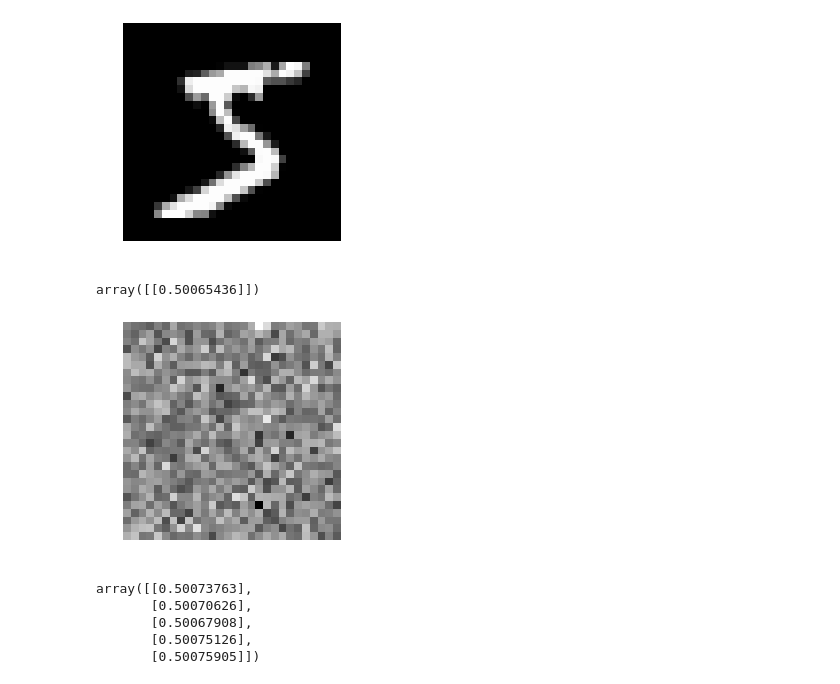
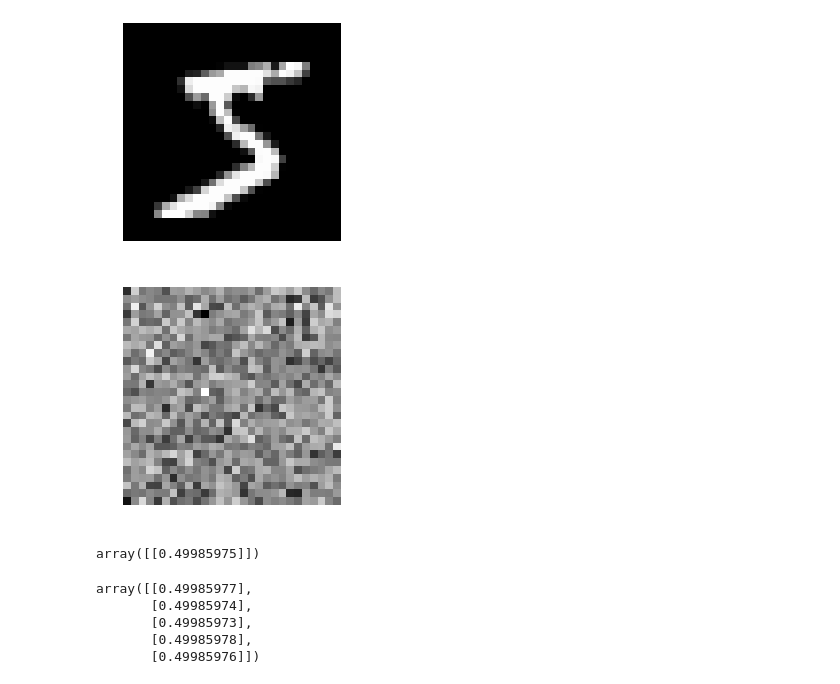
Before and after one commit to dsevero/generative-models, a Jupyter notebook: experiments/GAN/notebooks/goodfellow_2014.ipynb, the cells around one changed output. Drawn from its saved outputs; the diff is of its cells as text; code cells hidden in the pictures.

```diff
--- a/experiments/GAN/notebooks/goodfellow_2014.ipynb
+++ b/experiments/GAN/notebooks/goodfellow_2014.ipynb
@@ -99,8 +101,8 @@ assert (neural_net_predict(params, x, False) == relu(x)).all()
 # %%
 # Training parameters
 param_scale = 0.001
-batch_size = 100 # must divide 70_000.
-num_epochs = 50
+batch_size = 1_000 # must divide 70_000.
+num_epochs = 10
 num_batches = int(70_000/batch_size)
 
 
@@ -112,9 +114,9 @@ images = (np.concatenate((train_images, test_images))
             .reshape((num_batches, batch_size, 28, 28))) / 255
 
 # Model hyper-parameters
-noise_dim = 10
-gen_layer_sizes = [noise_dim, 200, 784]
-dsc_layer_sizes = [gen_layer_sizes[-1], 200, 1]
+noise_dim = 100
+gen_layer_sizes = [noise_dim, 50, 50, 784]
+dsc_layer_sizes = [gen_layer_sizes[-1], 50, 50, 1]
 
 # Initialize NN params. for G and D
 init_gen_params = init_random_params(param_scale, gen_layer_sizes)
@@ -130,25 +132,25 @@ show_image(images[0, 0])
 [figure]
 # %%
 # Initial random image from G
-z = random.rand(1, noise_dim)
+z = npr.rand(1, noise_dim)
 fake_image = generator(init_gen_params, z)
 show_image(fake_image.reshape(28, 28))
 
 # What D knows about the random image (i.e. nothing!)
 discriminator(init_dsc_params, fake_image)
 # %% [output]
+[figure, new version]
-array([[0.50065436]])
+array([[0.49985975]])
-[figure, old version]
 # %%
 # Even real images he has no clue on what is going on!
 five_real_images = images[0, :5]
 discriminator(init_dsc_params, five_real_images.reshape(5, 28*28))
 # %% [output]
-array([[0.50073763],
-       [0.50070626],
-       [0.50067908],
-       [0.50075126],
-       [0.50075905]])
+array([[0.49985977],
+       [0.49985974],
+       [0.49985973],
+       [0.49985978],
+       [0.49985976]])
 # %%
 # Train
 n_dsc_steps = 1
```
Also changed, not shown: parts of 19 cells of this notebook.
